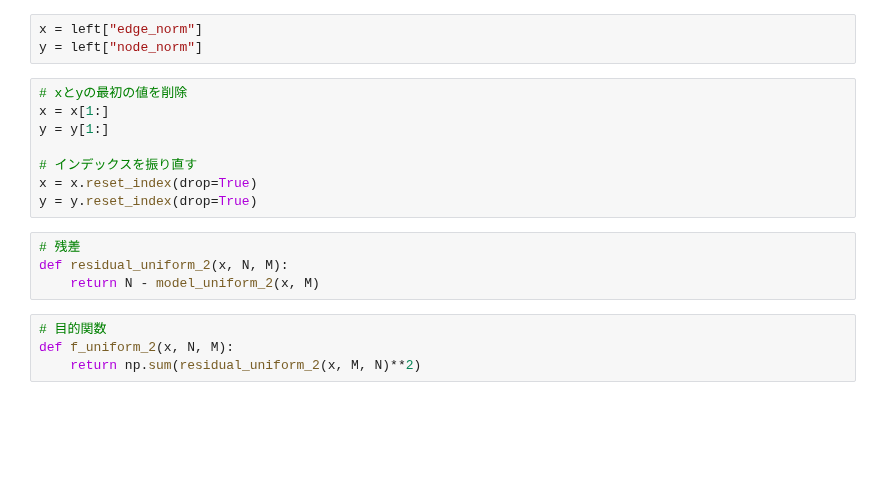
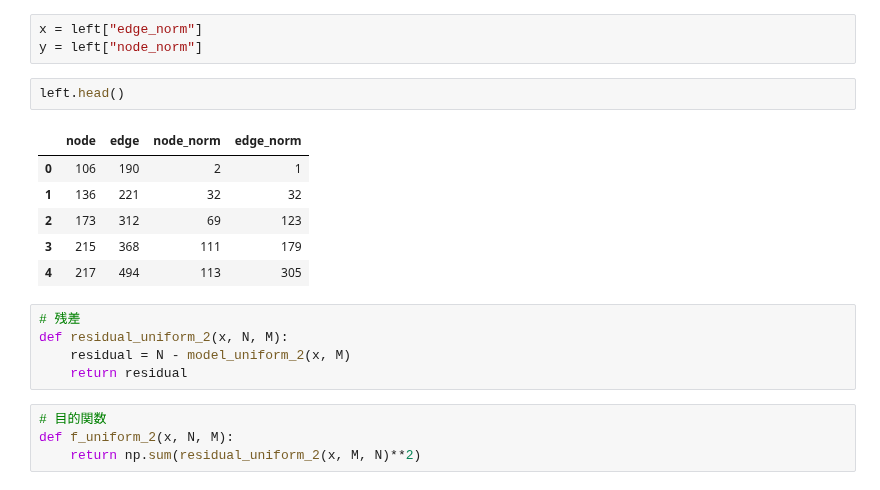
Before and after one commit to yiadka/mobility_scaling, a Jupyter notebook: notebooks/nmscaling_norm_second.ipynb, the cells around one changed output. Saved outputs shown, nothing was run; the diff lists cells and outputs as text; blank space fills up the shorter version.

```diff
--- a/notebooks/nmscaling_norm_second.ipynb
+++ b/notebooks/nmscaling_norm_second.ipynb
@@ -91,18 +94,20 @@ def model_uniform_2(x, M):
 # %%
 x = left["edge_norm"]
 y = left["node_norm"]
-# %%
-# xとyの最初の値を削除
-x = x[1:]
-y = y[1:]
-
-# インデックスを振り直す
-x = x.reset_index(drop=True)
-y = y.reset_index(drop=True)
+# %%
+left.head()
+# %% [output]
+|  | node | edge | node_norm | edge_norm |
+| 0 | 106 | 190 | 2 | 1 |
+| 1 | 136 | 221 | 32 | 32 |
+| 2 | 173 | 312 | 69 | 123 |
+| 3 | 215 | 368 | 111 | 179 |
+| 4 | 217 | 494 | 113 | 305 |
 # %%
 # 残差
 def residual_uniform_2(x, N, M):
-    return N - model_uniform_2(x, M)
+    residual = N - model_uniform_2(x, M)
+    return residual
 # %%
 # 目的関数
 def f_uniform_2(x, N, M):
```
Also changed, not shown: parts of 14 cells of this notebook.
